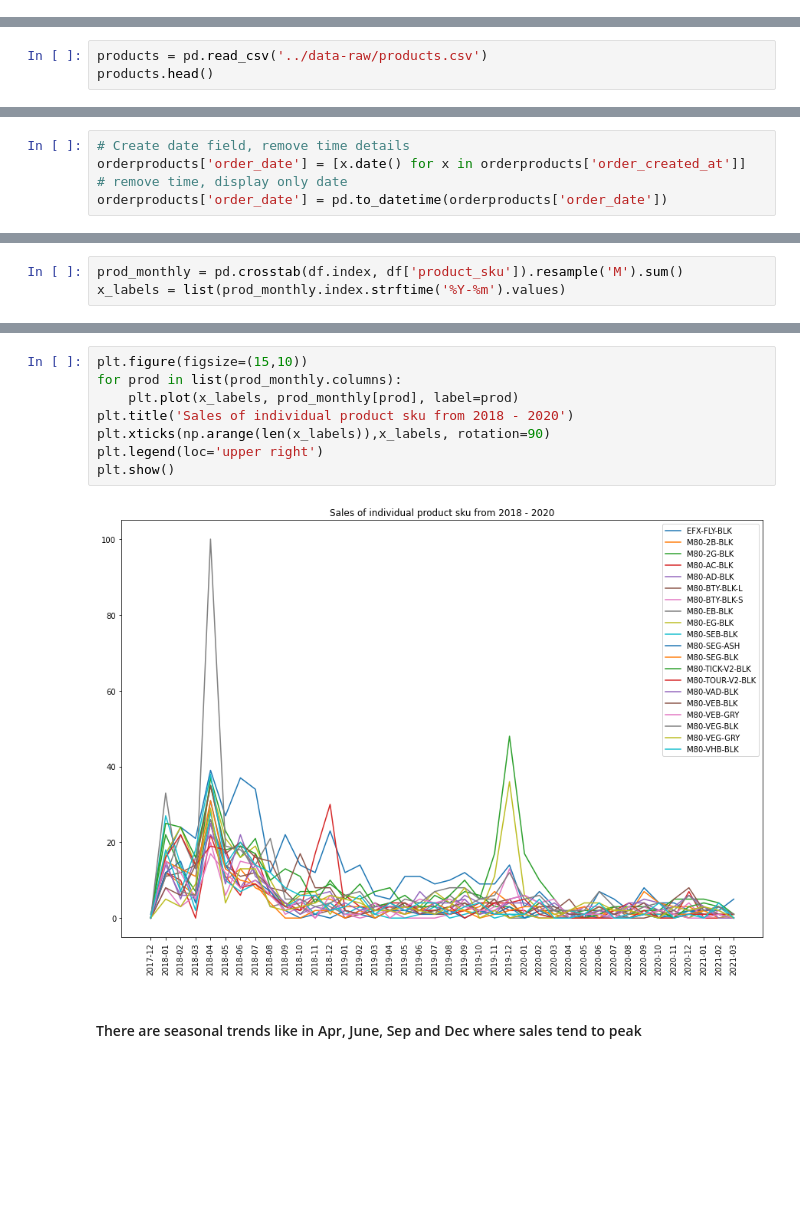
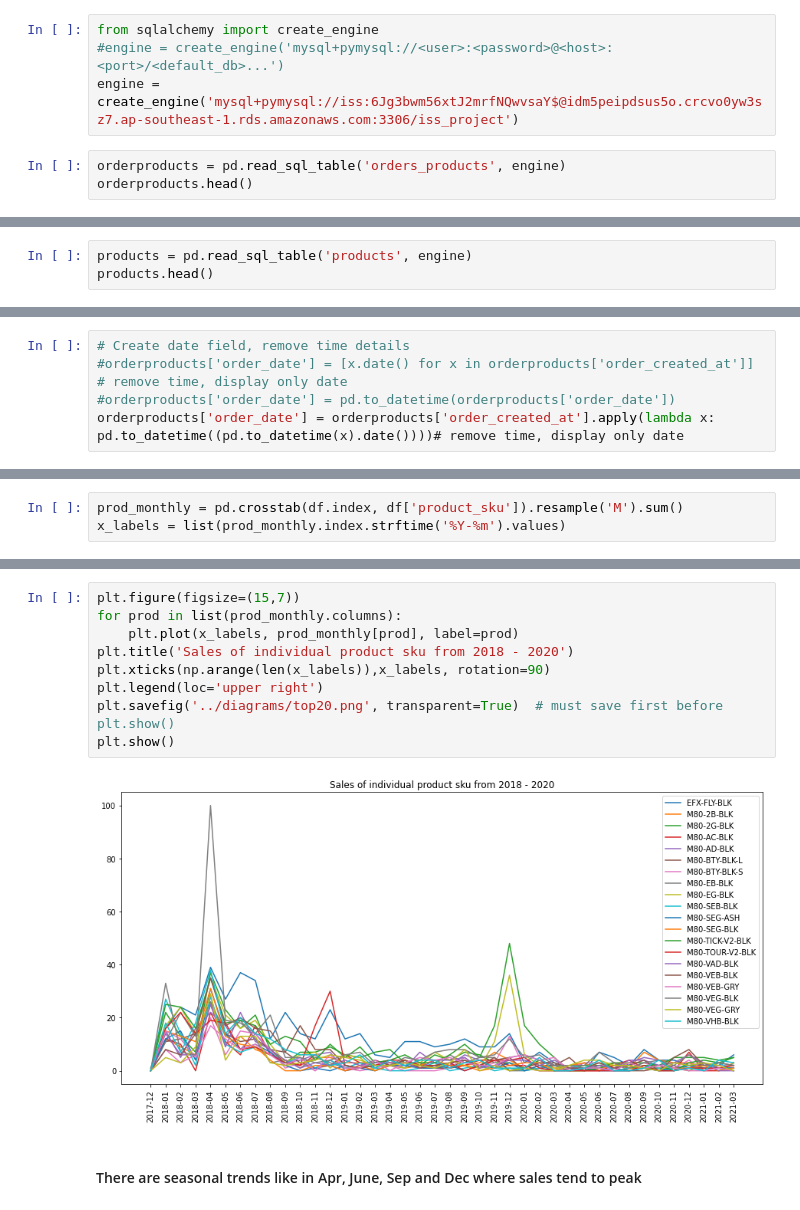
Before and after one commit to powlook/IRS-PM-2021-01-16-IS03PT-GRP-Telescope-OrderForecastingSystem, a Jupyter notebook: SystemFiles/notebooks/P_orderproducts_EDA.ipynb, the cells around one changed output, grey strips where cells are left out. Cells and saved outputs as stored; diff of their text form; blank space fills up the shorter version.

```diff
--- a/SystemFiles/notebooks/P_orderproducts_EDA.ipynb
+++ b/SystemFiles/notebooks/P_orderproducts_EDA.ipynb
@@ -16,0 +7,7 @@ orderproducts.head()
+# %%
+from sqlalchemy import create_engine
+#engine = create_engine('mysql+pymysql://<user>:<password>@<host>:<port>/<default_db>...')
+engine = create_engine('mysql+pymysql://iss:6Jg3bwm56xtJ2mrfNQwvsaY$@idm5peipdsus5o.crcvo0yw3sz7.ap-southeast-1.rds.amazonaws.com:3306/iss_project')
+# %%
+orderproducts = pd.read_sql_table('orders_products', engine)
+orderproducts.head()
@@ -17,5 +41,5 @@ orderproducts.head()
 # %%
-products = pd.read_csv('../data-raw/products.csv')
+products = pd.read_sql_table('products', engine)
 products.head()
 # %% [output]
 |  | id | title | sku | price_usd | category | tags | created_at |
@@ -28,8 +56,9 @@ products.head()
 #### Data Engineering
 # %%
 # Create date field, remove time details
-orderproducts['order_date'] = [x.date() for x in orderproducts['order_created_at']]  # remove time, display only date
-orderproducts['order_date'] = pd.to_datetime(orderproducts['order_date'])
+#orderproducts['order_date'] = [x.date() for x in orderproducts['order_created_at']]  # remove time, display only date
+#orderproducts['order_date'] = pd.to_datetime(orderproducts['order_date'])
+orderproducts['order_date'] = orderproducts['order_created_at'].apply(lambda x: pd.to_datetime((pd.to_datetime(x).date())))# remove time, display only date
 # %%
 # remove duplicated sku names
 products = products.drop_duplicates(subset = ['sku'], keep='first')
@@ -68,13 +158,14 @@ x_labels = list(prod_monthly.index.strftime('%Y-%m').values)
 # %%
-plt.figure(figsize=(15,10))
+plt.figure(figsize=(15,7))
 for prod in list(prod_monthly.columns):
     plt.plot(x_labels, prod_monthly[prod], label=prod)
 plt.title('Sales of individual product sku from 2018 - 2020')
 plt.xticks(np.arange(len(x_labels)),x_labels, rotation=90)
 plt.legend(loc='upper right')
+plt.savefig('../diagrams/top20.png', transparent=True)  # must save first before plt.show()
 plt.show()
 # %% [output]
-[figure, old version]
+[figure, new version]
 # %% [markdown]
 #### There are seasonal trends like in Apr, June, Sep and Dec where sales tend to peak
 # %% [markdown]
```
Also changed, not shown: parts of 12 cells of this notebook, 5 other files.
